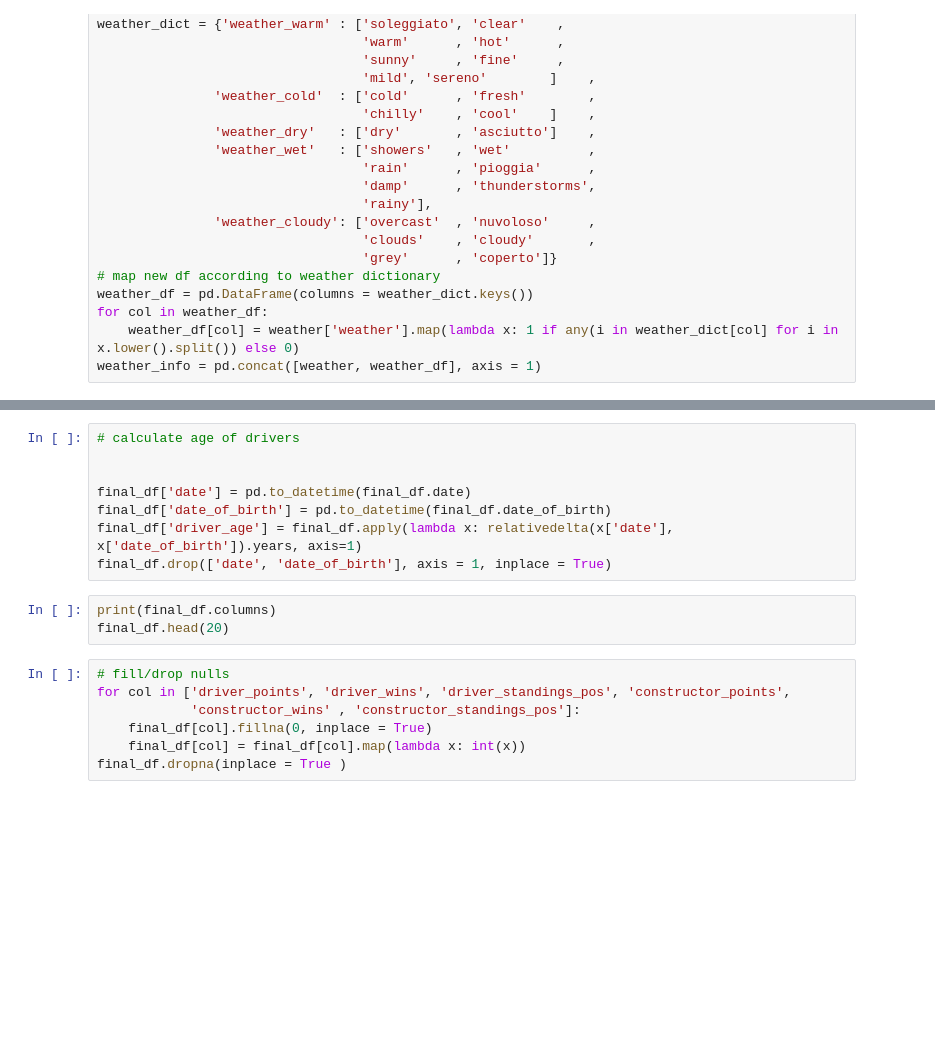
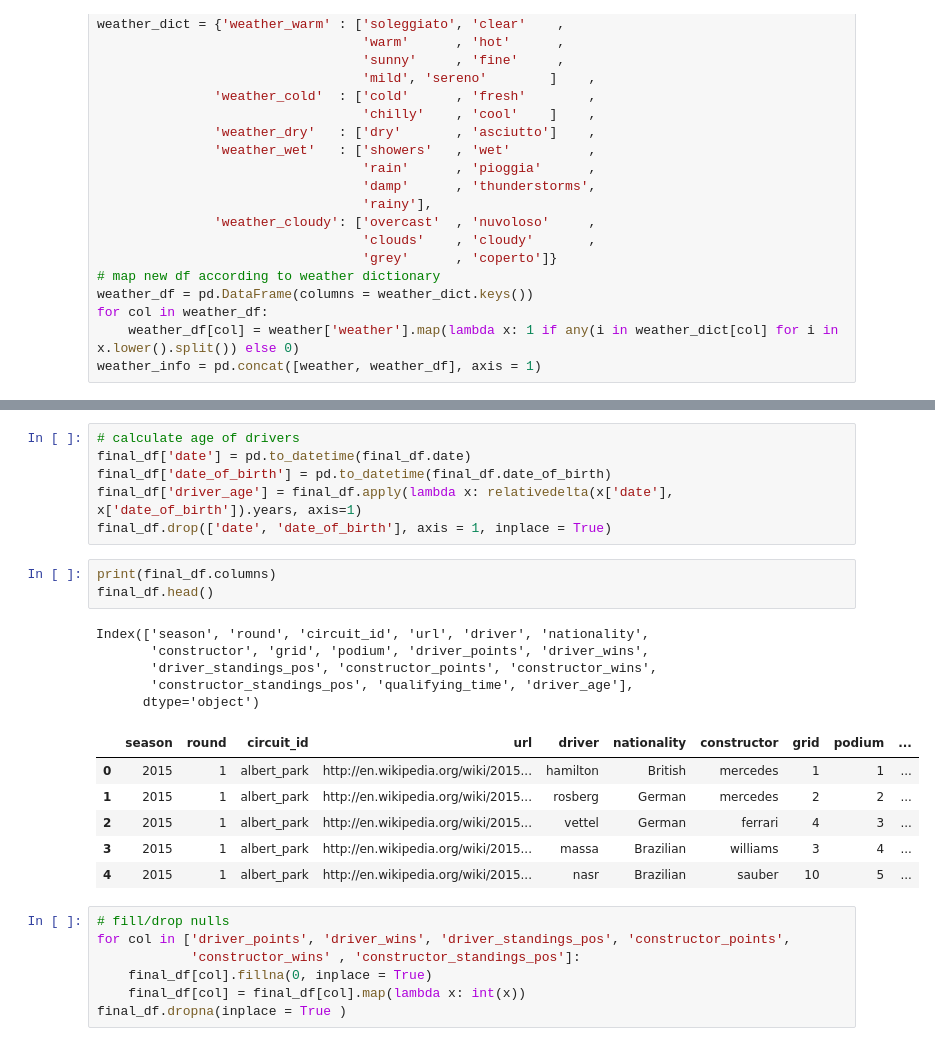
Before and after one commit to joseeneas/RB_Module_24_Project_04, a Jupyter notebook: Notebooks/ML_Complex_API.ipynb, the cells around one changed output, grey strips where cells are left out. Saved outputs shown, nothing was run; the diff lists cells and outputs as text; blank space fills up the shorter version.

```diff
--- a/Notebooks/ML_Complex_API.ipynb
+++ b/Notebooks/ML_Complex_API.ipynb
@@ -406,14 +453,24 @@ final_df.head(20)
 # %%
 # calculate age of drivers
-
-
 final_df['date'] = pd.to_datetime(final_df.date)
 final_df['date_of_birth'] = pd.to_datetime(final_df.date_of_birth)
 final_df['driver_age'] = final_df.apply(lambda x: relativedelta(x['date'], x['date_of_birth']).years, axis=1)
 final_df.drop(['date', 'date_of_birth'], axis = 1, inplace = True)
 # %%
 print(final_df.columns)
-final_df.head(20)
+final_df.head()
+# %% [output]
+Index(['season', 'round', 'circuit_id', 'url', 'driver', 'nationality',
+       'constructor', 'grid', 'podium', 'driver_points', 'driver_wins',
+       'driver_standings_pos', 'constructor_points', 'constructor_wins',
+       'constructor_standings_pos', 'qualifying_time', 'driver_age'],
+      dtype='object')
+|  | season | round | circuit_id | url | driver | nationality | constructor | grid | podium | ... |
+| 0 | 2015 | 1 | albert_park | http://en.wikipedia.org/wiki/2015... | hamilton | British | mercedes | 1 | 1 | ... |
+| 1 | 2015 | 1 | albert_park | http://en.wikipedia.org/wiki/2015... | rosberg | German | mercedes | 2 | 2 | ... |
+| 2 | 2015 | 1 | albert_park | http://en.wikipedia.org/wiki/2015... | vettel | German | ferrari | 4 | 3 | ... |
+| 3 | 2015 | 1 | albert_park | http://en.wikipedia.org/wiki/2015... | massa | Brazilian | williams | 3 | 4 | ... |
+| 4 | 2015 | 1 | albert_park | http://en.wikipedia.org/wiki/2015... | nasr | Brazilian | sauber | 10 | 5 | ... |
 # %%
 # fill/drop nulls
 for col in ['driver_points', 'driver_wins', 'driver_standings_pos', 'constructor_points',
```
Also changed, not shown: parts of 35 cells of this notebook, 1 other file.
